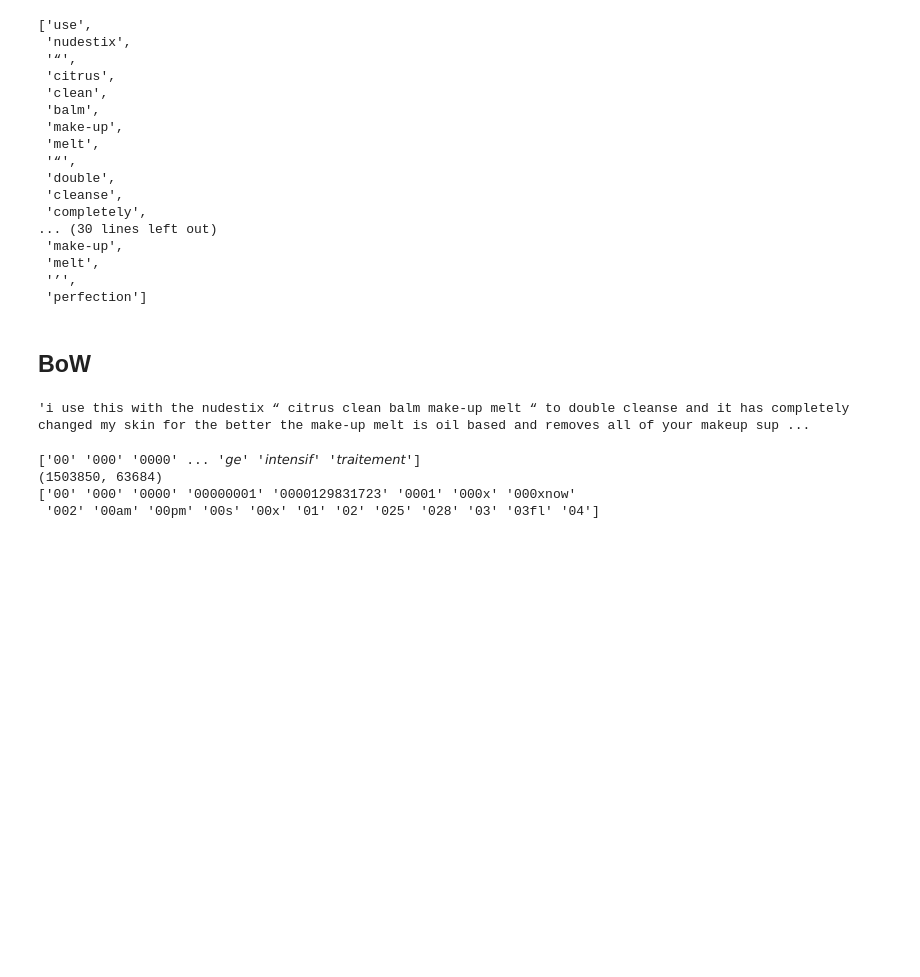
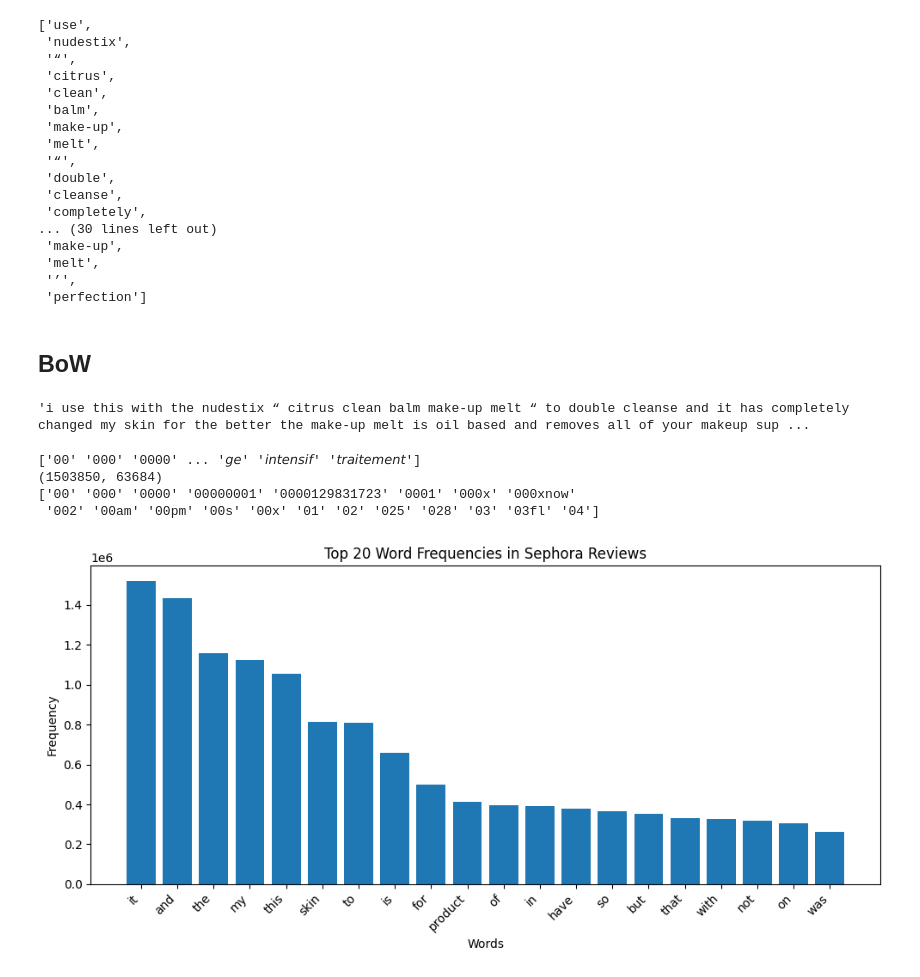
Before and after one commit to imgabrielas/Sephora, a Jupyter notebook: 06_sentiment_analysis.ipynb, the cells around one changed output. Drawn from its saved outputs; the diff is of its cells as text; code cells hidden in the pictures; blank space fills up the shorter version.

Commit message:
word frequency

```diff
--- a/06_sentiment_analysis.ipynb
+++ b/06_sentiment_analysis.ipynb
@@ -258,3 +258,23 @@ print(vectorizer.get_feature_names_out()[:20])
 (1503850, 63684)
 ['00' '000' '0000' '00000001' '0000129831723' '0001' '000x' '000xnow'
  '002' '00am' '00pm' '00s' '00x' '01' '02' '025' '028' '03' '03fl' '04']
+# %%
+import numpy as np
+import matplotlib.pyplot as plt
+
+word_counts = np.asarray(bow_matrix.sum(axis=0)).flatten()
+words = vectorizer.get_feature_names_out()
+
+top_n = 20
+top_indices = np.argsort(word_counts)[::-1][:top_n]
+
+plt.figure(figsize=(10, 5))
+plt.bar(words[top_indices], word_counts[top_indices])
+plt.title("Top 20 Word Frequencies in Sephora Reviews")
+plt.xlabel("Words")
+plt.ylabel("Frequency")
+plt.xticks(rotation=45, ha='right')
+plt.tight_layout()
+plt.show()
+# %% [output]
+[figure, added]
```
